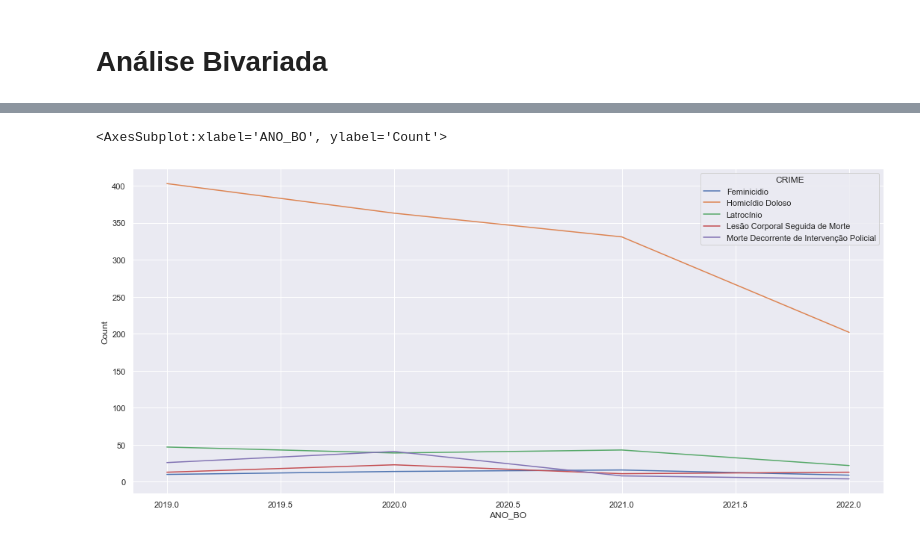
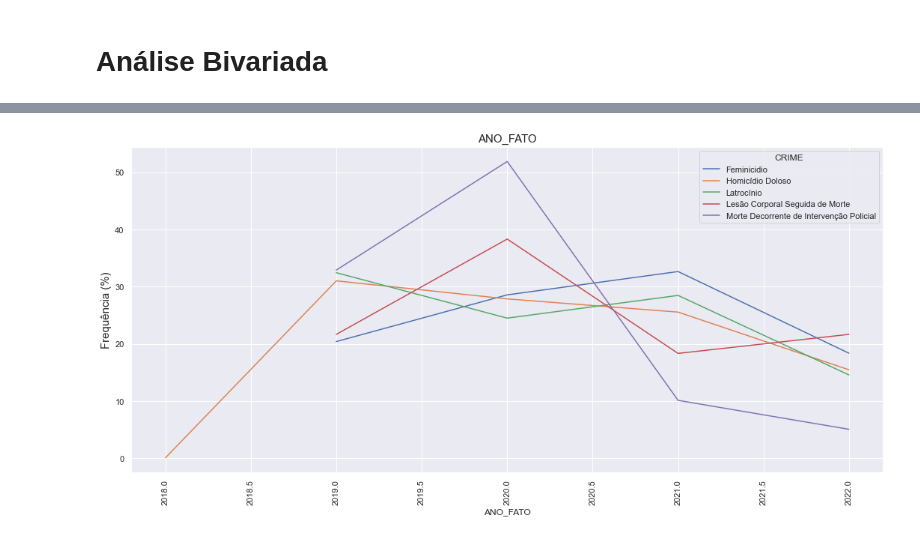
Before and after one commit to LucaNoto/PF_CoderHouse, a Jupyter notebook: Crimes_AnaliseBivariadaLucaNoto.ipynb, the cells around one changed output, grey strips where cells are left out. Cells and saved outputs as stored; diff of their text form; code cells hidden in the pictures.

```diff
--- a/Crimes_AnaliseBivariadaLucaNoto.ipynb
+++ b/Crimes_AnaliseBivariadaLucaNoto.ipynb
@@ -77,16 +136,18 @@ crimes_cor
 # %%
-year_counts = dfClean.groupby(['ANO_BO','CRIME']).size().reset_index().rename(columns={0:'Count'})
-# year_counts
+variable = 'ANO_FATO'
+
+df1 = dfClean.groupby(['CRIME',variable]).agg({variable: 'count'})
+df2 = df1.groupby(level=0).apply(lambda x:100 * x / float(x.sum())).rename(columns={variable:'Frequency'}).reset_index()
+
+
 sns.set(rc={'figure.figsize':(18,8)})
-sns.lineplot(data=year_counts, x="ANO_BO", y="Count", hue="CRIME")
+g = sns.lineplot(data=df2, x=variable, y="Frequency", hue="CRIME")
 
-# x = list(year_counts.keys())
-# y = list(year_counts.values)
-# sns.barplot(x=x, y=y, palette="GnBu_d")
-# plt.xticks(rotation=90)
-# plt.title("Ano de Ocorrencia", fontdict = {'fontsize': 15})
-# plt.ylabel("Frequência", fontdict={'fontsize': 15})
-# plt.show()
+
+plt.xticks(rotation=90)
+plt.title(variable, fontdict = {'fontsize': 15})
+plt.ylabel("Frequência (%)", fontdict={'fontsize': 15})
+
+plt.show()
 # %% [output]
-<AxesSubplot:xlabel='ANO_BO', ylabel='Count'>
-[figure, old version]
+[figure, new version]
```
Also changed, not shown: parts of 21 cells of this notebook, 2 other files.
